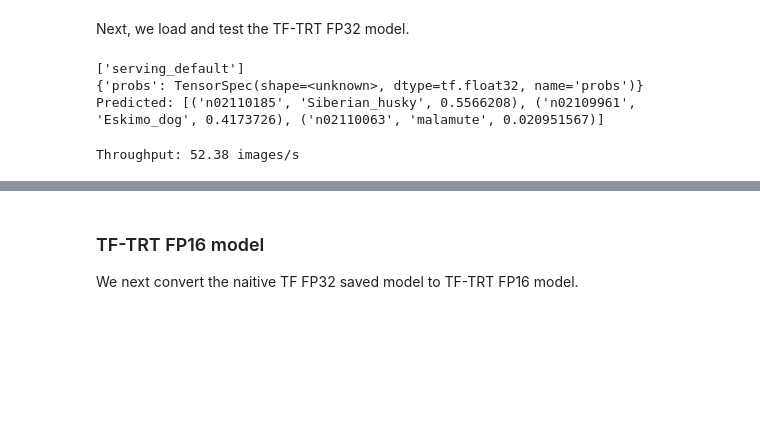
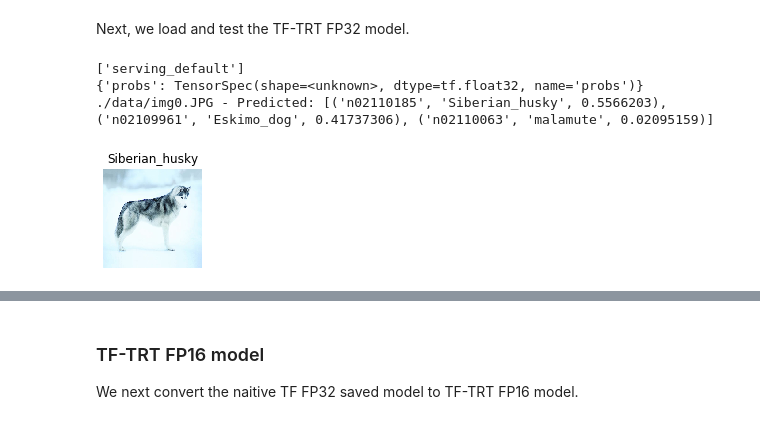
Before and after one commit to tensorflow/tensorrt, a Jupyter notebook: tftrt/examples/image-classification/Colab-TF20-TF-TRT-inference-from-Keras-saved-model.ipynb, the cells around one changed output, grey strips where cells are left out. Drawn from its saved outputs; the diff is of its cells as text; code cells hidden in the pictures; blank space fills up the shorter version.

```diff
--- a/tftrt/examples/image-classification/Colab-TF20-TF-TRT-inference-from-Keras-saved-model.ipynb
+++ b/tftrt/examples/image-classification/Colab-TF20-TF-TRT-inference-from-Keras-saved-model.ipynb
@@ -270,33 +366,36 @@ signature_def['serving_default']:
   Method name is: tensorflow/serving/predict
 # %% [markdown]
 Next, we load and test the TF-TRT FP32 model.
-# %%
-# img_path = './data/img1.JPG'  # Siberian_husky
-
-loaded = tf.saved_model.load("resnet50_saved_model_TFTRT_FP32")
-print(list(loaded.signatures.keys()))  # ["serving_default"]
-
-infer = loaded.signatures["serving_default"]
-print(infer.structured_outputs)
-
-labeling = infer(tf.constant(x))
-prob = labeling['probs'].numpy()
-
-print('Predicted:', decode_predictions(prob, top=3)[0])
-# %% [output]
-['serving_default']
-{'probs': TensorSpec(shape=<unknown>, dtype=tf.float32, name='probs')}
-Predicted: [('n02110185', 'Siberian_husky', 0.5566208), ('n02109961', 'Eskimo_dog', 0.4173726), ('n02110063', 'malamute', 0.020951567)]
-# %%
-# Benchmarking throughput at batch size 1
-N_run = 100
-
-start_time = time.time()
-for i in range(N_run):
-  labeling = infer(tf.constant(x))
-  prob = labeling['probs'].numpy()
-
-elapsed_time = time.time() - start_time
-print("Throughput: %.2f images/s" % (N_run/elapsed_time))
-# %% [output]
-Throughput: 52.38 images/s
+# %%
+def predict_tftrt(input_saved_model):
+    """Runs prediction on a single image and shows the result.
+    input_saved_model (string): Name of the input model stored in the current dir
+    """
+    img_path = './data/img0.JPG'  # Siberian_husky
+    img = image.load_img(img_path, target_size=(224, 224))
+    x = image.img_to_array(img)
+    x = np.expand_dims(x, axis=0)
+    x = preprocess_input(x)
+    x = tf.constant(x)
+
+    saved_model_loaded = tf.saved_model.load(input_saved_model, tags=[tag_constants.SERVING])
+    signature_keys = list(saved_model_loaded.signatures.keys())
+    print(signature_keys)
+
+    infer = saved_model_loaded.signatures['serving_default']
+    print(infer.structured_outputs)
+
+    labeling = infer(x)
+    preds = labeling['probs'].numpy()
+    print('{} - Predicted: {}'.format(img_path, decode_predictions(preds, top=3)[0]))
+    plt.subplot(2,2,1)
+    plt.imshow(img);
+    plt.axis('off');
+    plt.title(decode_predictions(preds, top=3)[0][0][1])
+# %%
+predict_tftrt('resnet50_saved_model_TFTRT_FP32')
+# %% [output]
+['serving_default']
+{'probs': TensorSpec(shape=<unknown>, dtype=tf.float32, name='probs')}
+./data/img0.JPG - Predicted: [('n02110185', 'Siberian_husky', 0.5566203), ('n02109961', 'Eskimo_dog', 0.41737306), ('n02110063', 'malamute', 0.02095159)]
+[figure, added]
```
Also changed, not shown: parts of 37 cells of this notebook.
